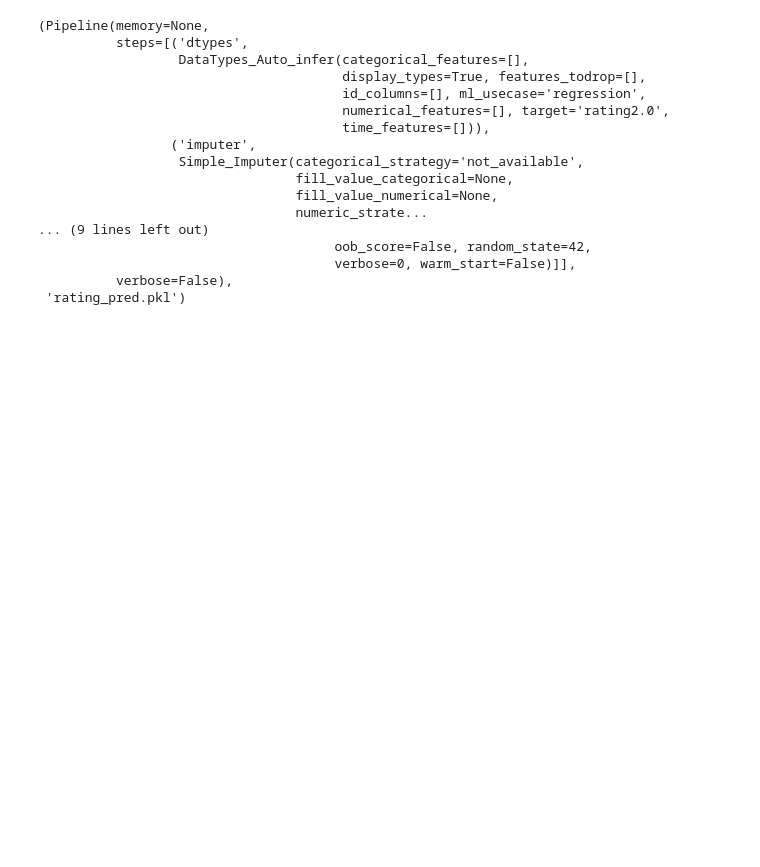
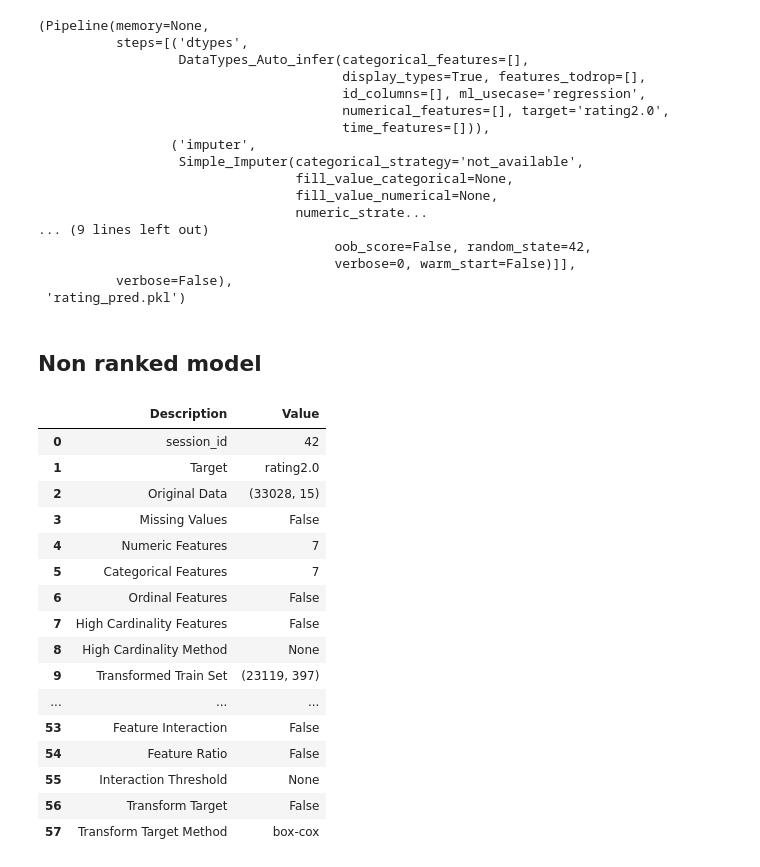
Before and after one commit to Lucascapdeville/CSGO_Player_Perfomance, a Jupyter notebook: pycaret_modeling.ipynb, the cells around one changed output. Saved outputs shown, nothing was run; the diff lists cells and outputs as text; code cells hidden in the pictures; blank space fills up the shorter version.

```diff
--- a/pycaret_modeling.ipynb
+++ b/pycaret_modeling.ipynb
@@ -112,3 +112,25 @@ Transformation Pipeline and Model Successfully Saved
                                       verbose=0, warm_start=False)]],
           verbose=False),
  'rating_pred.pkl')
+# %% [markdown]
+## Non ranked model
+# %%
+model_00 = setup(data = players_stats.query('rank_difference != 0').drop(['id','date','player'],axis=1),target='rating2.0',session_id=42,normalize=True)
+# %% [output]
+|  | Description | Value |
+| 0 | session_id | 42 |
+| 1 | Target | rating2.0 |
+| 2 | Original Data | (33028, 15) |
+| 3 | Missing Values | False |
+| 4 | Numeric Features | 7 |
+| 5 | Categorical Features | 7 |
+| 6 | Ordinal Features | False |
+| 7 | High Cardinality Features | False |
+| 8 | High Cardinality Method | None |
+| 9 | Transformed Train Set | (23119, 397) |
+| ... | ... | ... |
+| 53 | Feature Interaction | False |
+| 54 | Feature Ratio | False |
+| 55 | Interaction Threshold | None |
+| 56 | Transform Target | False |
+| 57 | Transform Target Method | box-cox |
```
Also changed, not shown: parts of 2 cells of this notebook, 14 other files.
